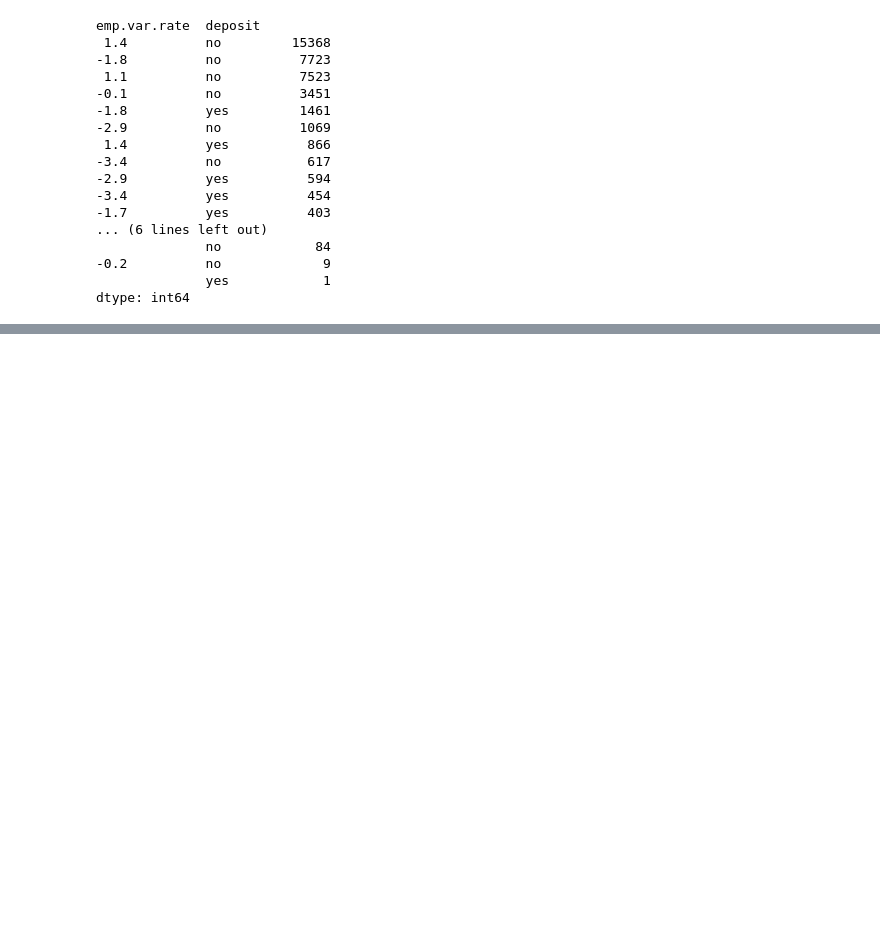
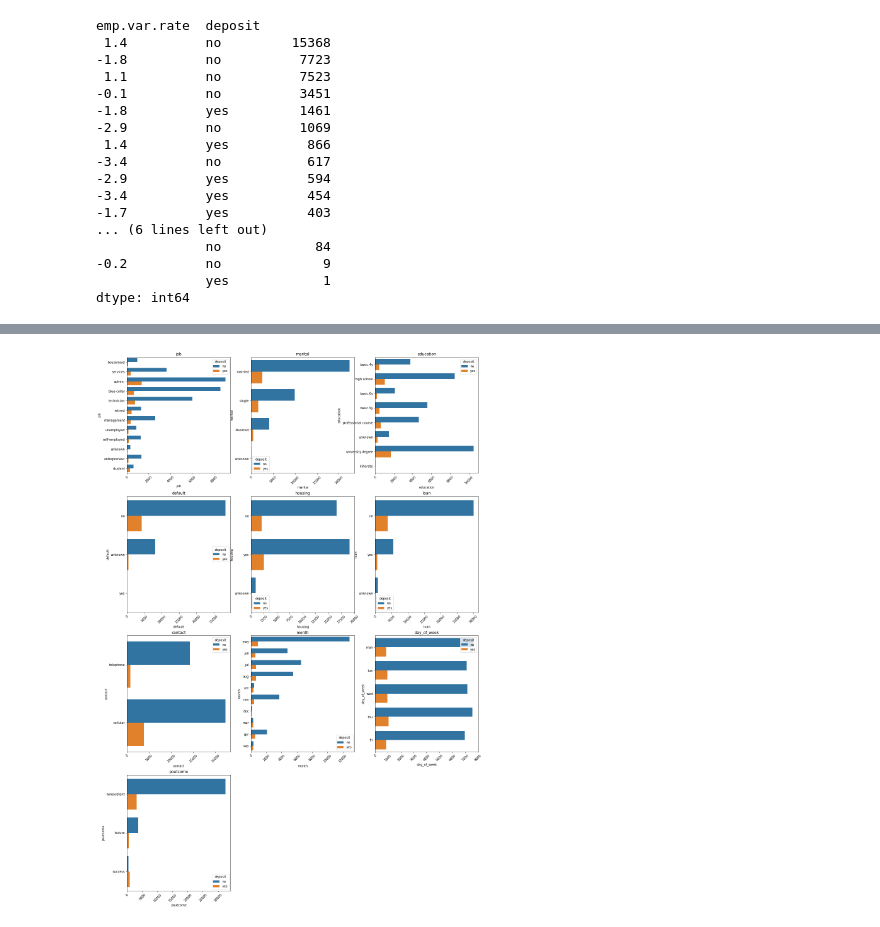
Before and after one commit to deepak-lokande-p/DataMiningProject, a Jupyter notebook: Term_Project.ipynb, the cells around one changed output, grey strips where cells are left out. Saved outputs shown, nothing was run; the diff lists cells and outputs as text; code cells hidden in the pictures; blank space fills up the shorter version.

```diff
--- a/Term_Project.ipynb
+++ b/Term_Project.ipynb
@@ -191,0 +242,3 @@ dtype: int64
+# %%
+categorical_feature_list = ['job','marital','education','default','housing','loan','contact','month','day_of_week','poutcome']
+categorical_feature_list
@@ -191,0 +309,13 @@ dtype: int64
+# %%
+plt.figure(figsize=(20,80), facecolor='white')
+plotnumber =1
+for categorical_feature in categorical_feature_list:
+    ax = plt.subplot(10,3,plotnumber)
+    sns.countplot(y=categorical_feature,hue='deposit',data=bank_df)
+    plt.xlabel(categorical_feature)
+    plt.title(categorical_feature)
+    plt.xticks(rotation=45)
+    plotnumber+=1
+plt.show()
+# %% [output]
+[figure, added]
```
Also changed, not shown: parts of 18 cells of this notebook.
